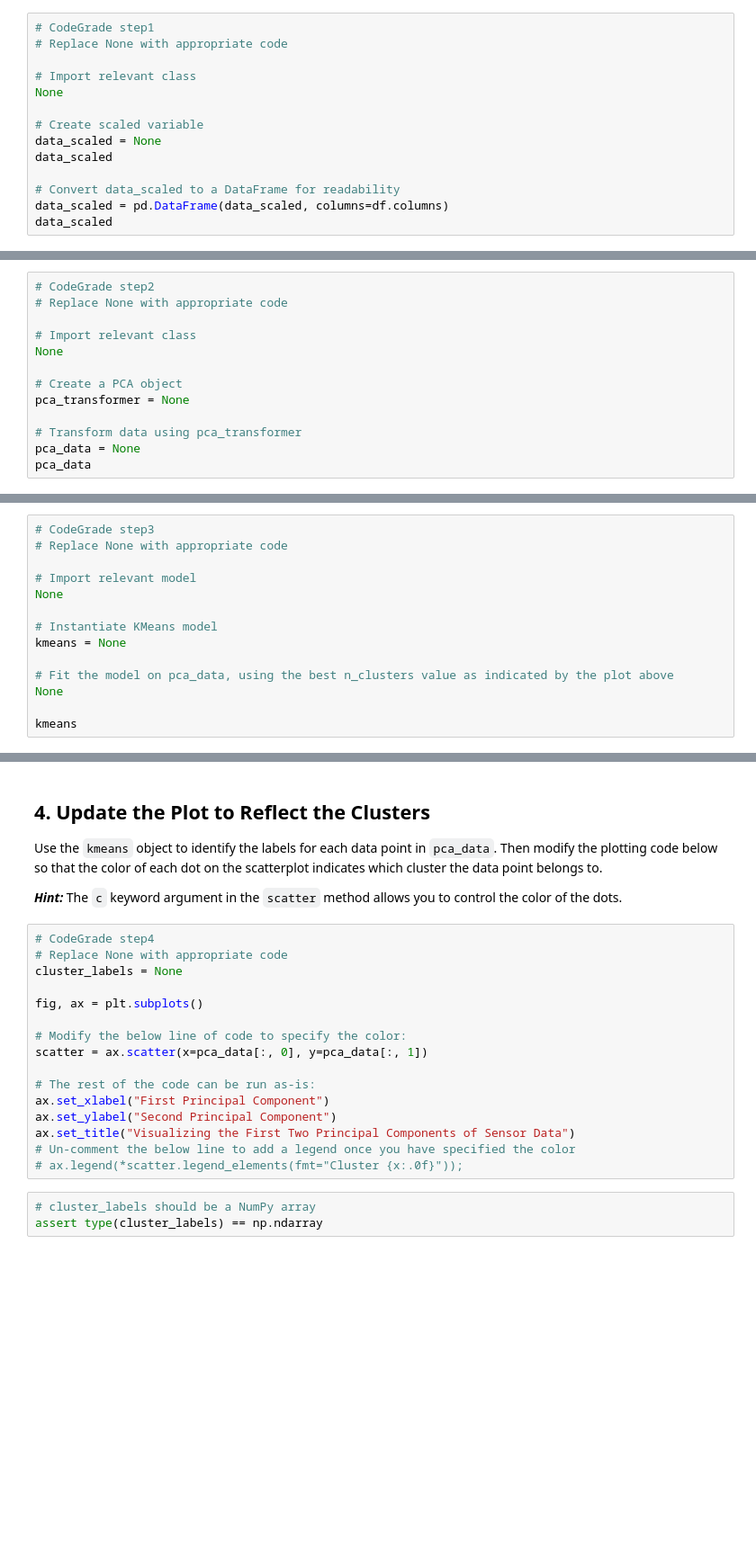
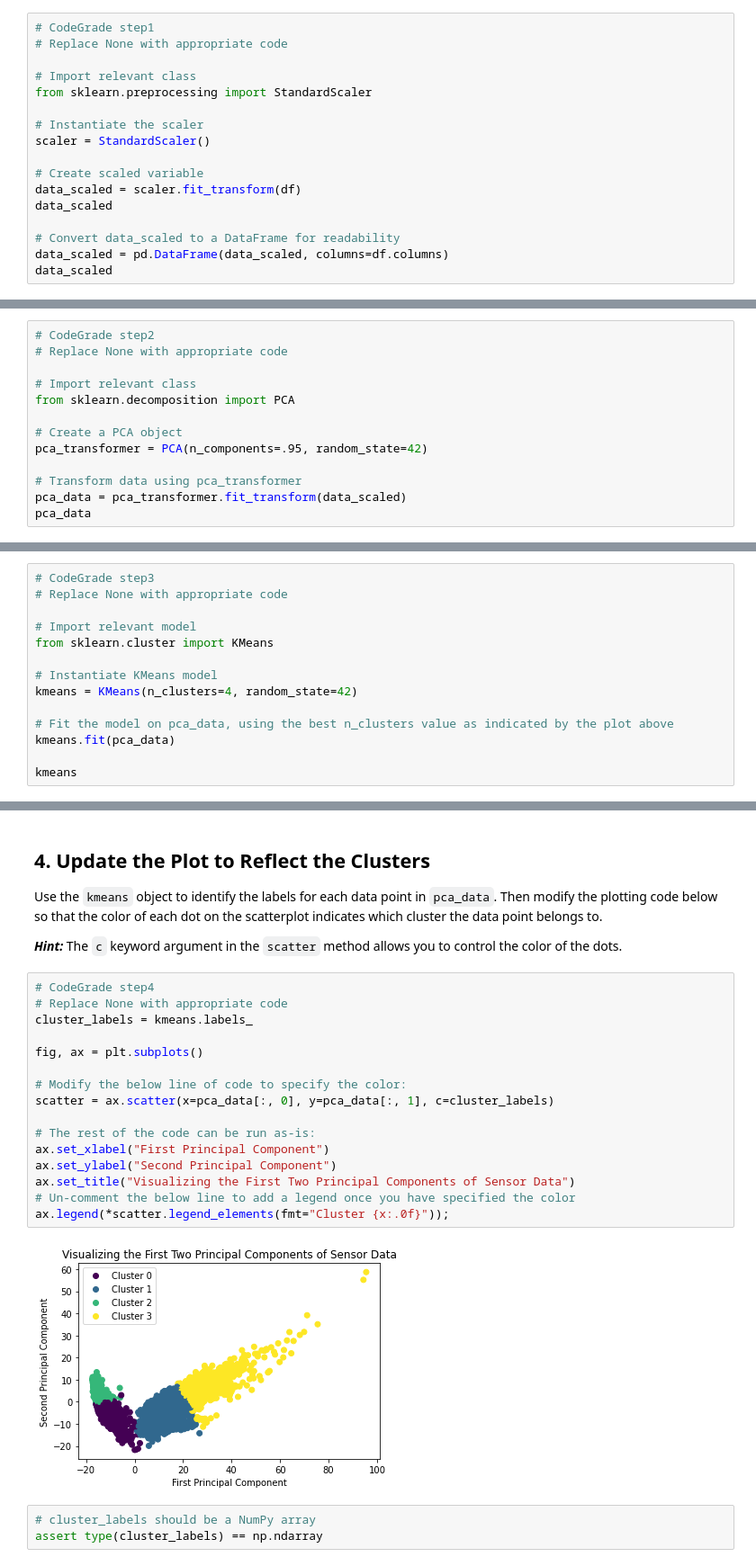
Before and after one commit to flatiron-school/ntl01-dtsc-live-103122, a Jupyter notebook: 4Phase/Assessments/1.11.23/index.ipynb, the cells around one changed output, grey strips where cells are left out. Shown at 90% size. Drawn from its saved outputs; the diff is of its cells as text; blank space fills up the shorter version.

```diff
--- a/4Phase/Assessments/1.11.23/index.ipynb
+++ b/4Phase/Assessments/1.11.23/index.ipynb
@@ -51,10 +51,13 @@ Instantiate a `StandardScaler` and use it to create a scaled variable called `da
 # Replace None with appropriate code
 
 # Import relevant class
-None
+from sklearn.preprocessing import StandardScaler
+
+# Instantiate the scaler
+scaler = StandardScaler()
 
 # Create scaled variable
-data_scaled = None
+data_scaled = scaler.fit_transform(df)
 data_scaled
 
 # Convert data_scaled to a DataFrame for readability
@@ -78,11 +95,11 @@ Using the scikit-learn `PCA` class ([documentation here](https://scikit-learn.or
 # Replace None with appropriate code
 
 # Import relevant class
-None
+from sklearn.decomposition import PCA
 
 # Create a PCA object
-pca_transformer = None
+pca_transformer = PCA(n_components=.95, random_state=42)
 
 # Transform data using pca_transformer
-pca_data = None
+pca_data = pca_transformer.fit_transform(data_scaled)
 pca_data
@@ -156,12 +187,12 @@ Call the model `kmeans`, and use a `random_state` of 42.
 # Replace None with appropriate code
 
 # Import relevant model
-None
+from sklearn.cluster import KMeans
 
 # Instantiate KMeans model
-kmeans = None
+kmeans = KMeans(n_clusters=4, random_state=42)
 
 # Fit the model on pca_data, using the best n_clusters value as indicated by the plot above
-None
+kmeans.fit(pca_data)
 
 kmeans
@@ -178,19 +211,21 @@ Use the `kmeans` object to identify the labels for each data point in `pca_data`
 # %%
 # CodeGrade step4
 # Replace None with appropriate code
-cluster_labels = None
+cluster_labels = kmeans.labels_
 
 fig, ax = plt.subplots()
 
 # Modify the below line of code to specify the color:
-scatter = ax.scatter(x=pca_data[:, 0], y=pca_data[:, 1])
+scatter = ax.scatter(x=pca_data[:, 0], y=pca_data[:, 1], c=cluster_labels)
 
 # The rest of the code can be run as-is:
 ax.set_xlabel("First Principal Component")
 ax.set_ylabel("Second Principal Component")
 ax.set_title("Visualizing the First Two Principal Components of Sensor Data")
 # Un-comment the below line to add a legend once you have specified the color
-# ax.legend(*scatter.legend_elements(fmt="Cluster {x:.0f}"));
+ax.legend(*scatter.legend_elements(fmt="Cluster {x:.0f}"));
+# %% [output]
+[figure, added]
 # %%
 # cluster_labels should be a NumPy array
 assert type(cluster_labels) == np.ndarray
```
Also changed, not shown: parts of 3 cells of this notebook, 3 other files.
